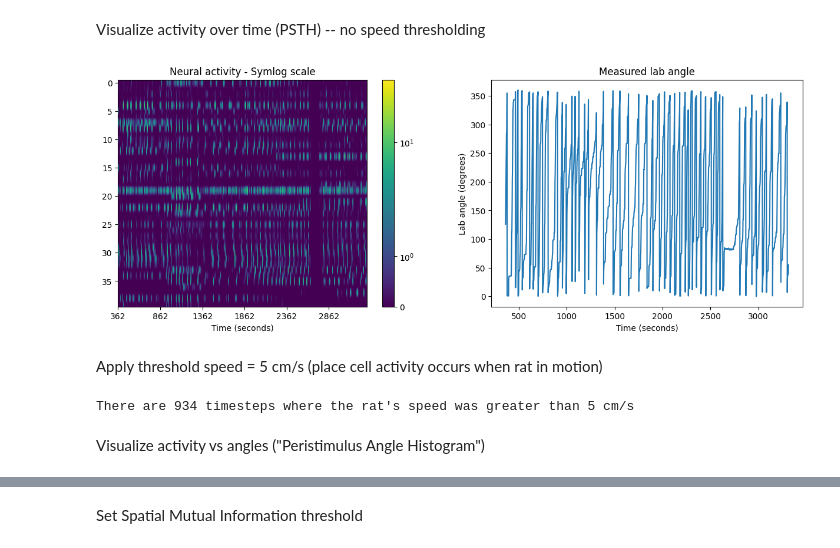
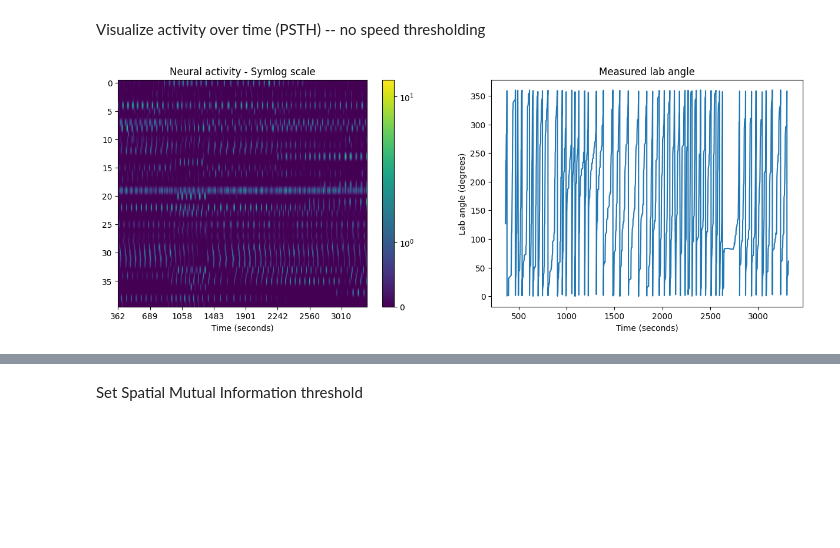
Before and after one commit to geometric-intelligence/neurometry, a Jupyter notebook: neuralgeom/notebooks/13_process_hippocampal_data.ipynb, the cells around one changed output, grey strips where cells are left out. Saved outputs shown, nothing was run; the diff lists cells and outputs as text; code cells hidden in the pictures; blank space fills up the shorter version.

```diff
--- a/neuralgeom/notebooks/13_process_hippocampal_data.ipynb
+++ b/neuralgeom/notebooks/13_process_hippocampal_data.ipynb
@@ -276,9 +208,10 @@ plt.ylabel('Velocity (deg/s)')
 import neuralgeom.datasets.experimental as experimental
 
 expt_id = "34"
-timestep_microseconds = int(1e6)
+timestep_microsec = int(1e5)
+vel_threshold = 5
 
-neural_activity, labels = experimental.load_neural_activity(expt_id=expt_id, timestep_microsec=timestep_microseconds)
+neural_activity, labels = experimental.load_neural_activity(expt_id=expt_id, vel_threshold= vel_threshold, timestep_microsec=timestep_microsec)
 
 times_in_seconds = labels["times"]*1e-6
 angles = labels["angles"]
@@ -314,33 +227,19 @@ Visualize activity over time (PSTH) -- no speed thresholding
 # %%
 import matplotlib.pyplot as plt
 
 fig, axs = plt.subplots(1,2,figsize=(15,5))
 
 psth = axs[0].imshow(neural_activity.T, aspect="auto",cmap="viridis",norm="symlog")
 axs[0].set_title("Neural activity - Symlog scale")
-axs[0].set_xticks(np.arange(len(times_in_seconds))[::500])
-axs[0].set_xticklabels(times_in_seconds[::500].astype(int))
+axs[0].set_xticks(np.arange(len(times_in_seconds))[::1000])
+axs[0].set_xticklabels(times_in_seconds[::1000].astype(int))
 axs[0].set_xlabel("Time (seconds)")
 
 fig.colorbar(psth,ax=axs[0])
 
 axs[1].plot(times_in_seconds, angles)
 axs[1].set_xlabel("Time (seconds)")
 axs[1].set_ylabel("Lab angle (degrees)")
 axs[1].set_title("Measured lab angle");
 # %% [output]
-[figure, old version]
+[figure, new version]
-# %% [markdown]
-Apply threshold speed = 5 cm/s (place cell activity occurs when rat in motion)
-# %%
-neural_activity = neural_activity[labels["velocities"]>5]
-
-labels = labels[labels["velocities"]>5]
-print(f"There are {neural_activity.shape[0]} timesteps where the rat's speed was greater than 5 cm/s")
-
-times_in_seconds = labels["times"]*1e-6
-angles = labels["angles"]
-# %% [output]
-There are 934 timesteps where the rat's speed was greater than 5 cm/s
-# %% [markdown]
-Visualize activity vs angles ("Peristimulus Angle Histogram")
```
Also changed, not shown: parts of 82 cells of this notebook, 2 other files.
